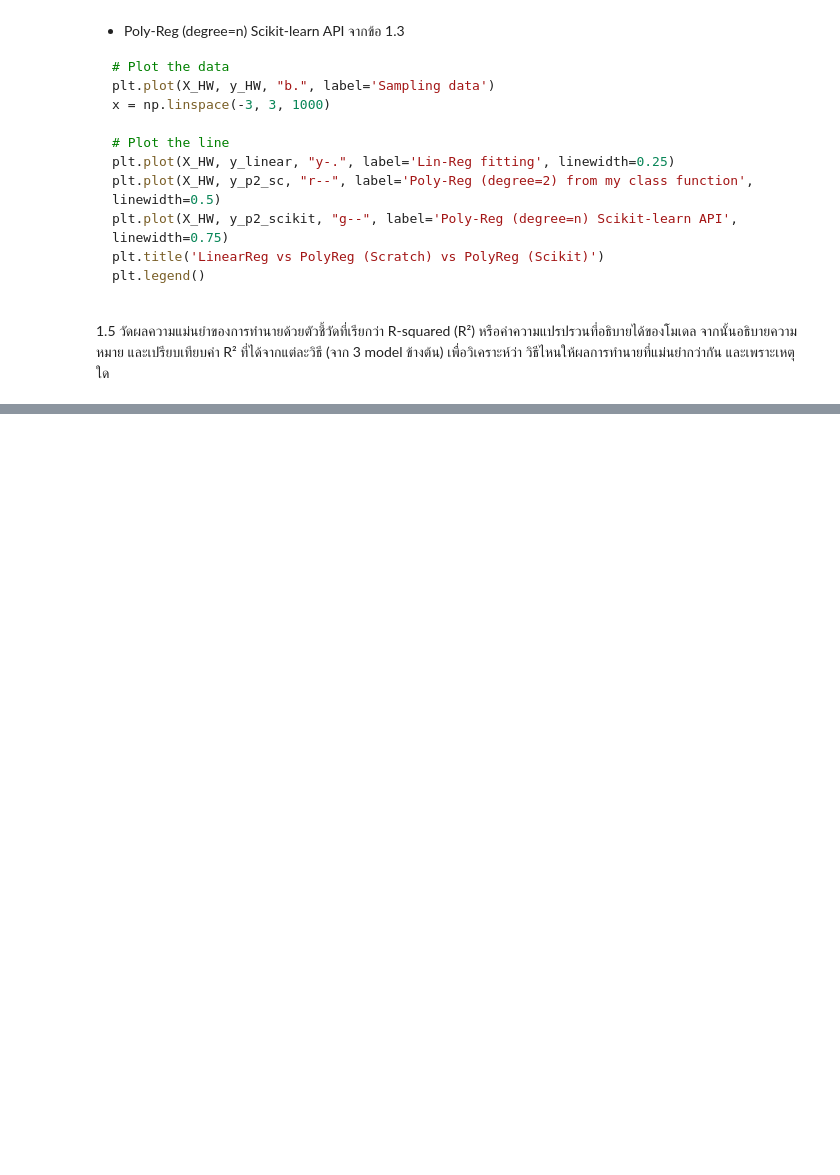
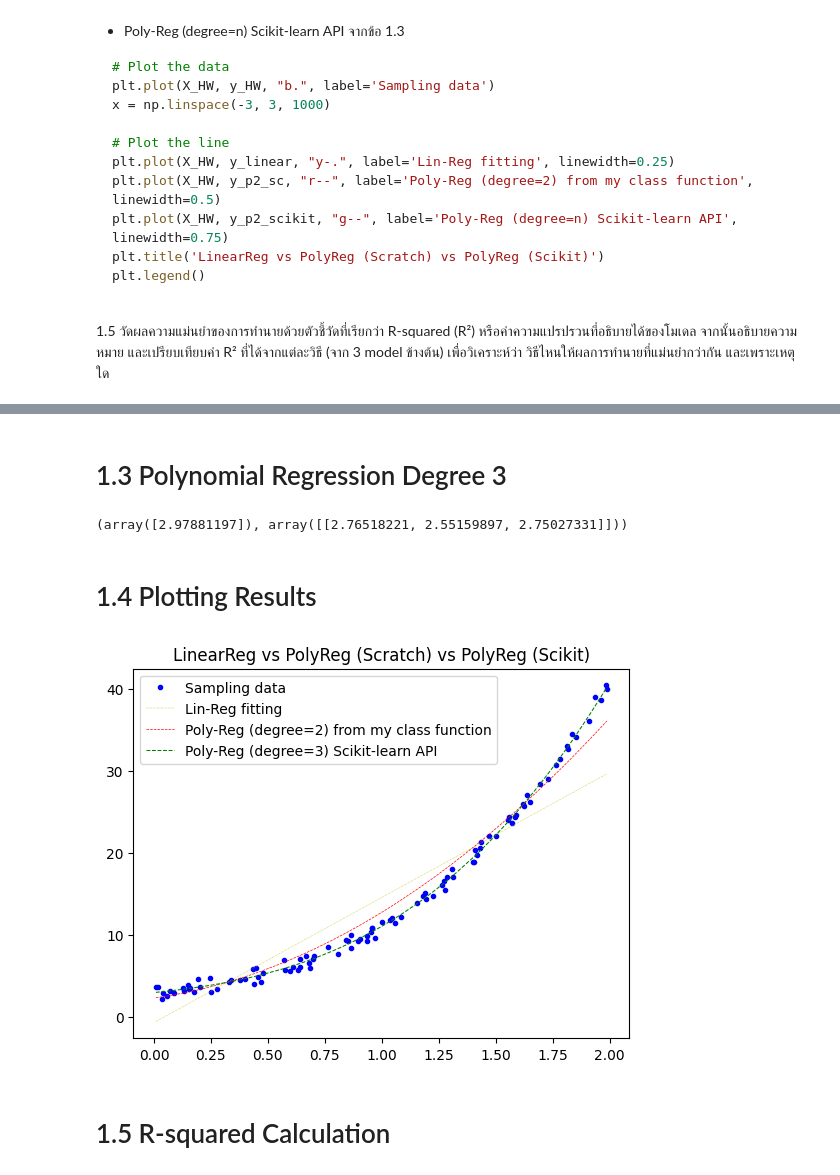
Before and after one commit to Kittonn/intro-to-ml-and-dl, a Jupyter notebook: week-2/W2_1a_Linear_PolynomialRegression_Hours2GPA.ipynb, the cells around one changed output, grey strips where cells are left out. Saved outputs shown, nothing was run; the diff lists cells and outputs as text; code cells hidden in the pictures; blank space fills up the shorter version.

```diff
--- a/week-2/W2_1a_Linear_PolynomialRegression_Hours2GPA.ipynb
+++ b/week-2/W2_1a_Linear_PolynomialRegression_Hours2GPA.ipynb
@@ -396,0 +518,6 @@ y_HW = (3 * X_HW**3) + (2 * X_HW**2) + (3 *X_HW) + 4 + (2*m*(np.random.rand(100,
+# %%
+poly_model_scratch = PolyRegressionScratch(alpha=1e-3, iterations=1000)
+poly_model_scratch.fit(
+    X_HW,
+    y_HW,
+)
@@ -396,0 +538,53 @@ y_HW = (3 * X_HW**3) + (2 * X_HW**2) + (3 *X_HW) + 4 + (2*m*(np.random.rand(100,
+# %% [markdown]
+# 1.3 Polynomial Regression Degree 3
+# %%
+from sklearn.preprocessing import PolynomialFeatures
+from sklearn.linear_model import LinearRegression
+
+d = 3
+poly_features = PolynomialFeatures(degree=d, include_bias=False)
+X_poly = poly_features.fit_transform(X_HW)
+
+model = LinearRegression()
+model.fit(X_poly, y_HW)
+model.intercept_, model.coef_
+# %% [output]
+(array([2.97881197]), array([[2.76518221, 2.55159897, 2.75027331]]))
+# %% [markdown]
+# 1.4 Plotting Results
+# %%
+import matplotlib.pyplot as plt
+
+plt.plot(X_HW, y_HW, "b.", label="Sampling data")
+x = np.linspace(-3, 3, 1000)
+
+x = X_HW
+
+y_linear = (
+    lin_reg_scratch.coef_ * x + lin_reg_scratch.intercept_
+)  # Linear Regression 1.1
+y_p2_sc = (
+    poly_model_scratch.a2 * x**2 + poly_model_scratch.a1 * x + poly_model_scratch.a0
+)  # Polynomial degree 2 (1.2)
+y_p3_scikit = (
+    model.coef_[0][2] * x**3
+    + model.coef_[0][1] * x**2
+    + model.coef_[0][0] * x
+    + model.intercept_
+)  # Polynomial degree 3 from 1.3
+
+plt.plot(x, y_linear, "y-.", label="Lin-Reg fitting", linewidth=0.25)
+plt.plot(
+    x, y_p2_sc, "r--", label="Poly-Reg (degree=2) from my class function", linewidth=0.5
+)
+plt.plot(
+    x, y_p3_scikit, "g--", label="Poly-Reg (degree=3) Scikit-learn API", linewidth=0.75
+)
+
+plt.title("LinearReg vs PolyReg (Scratch) vs PolyReg (Scikit)")
+plt.legend()
+plt.show()
+# %% [output]
+[figure, added]
+# %% [markdown]
+# 1.5 R-squared Calculation
```
Also changed, not shown: parts of 10 cells of this notebook, 2 other files.
